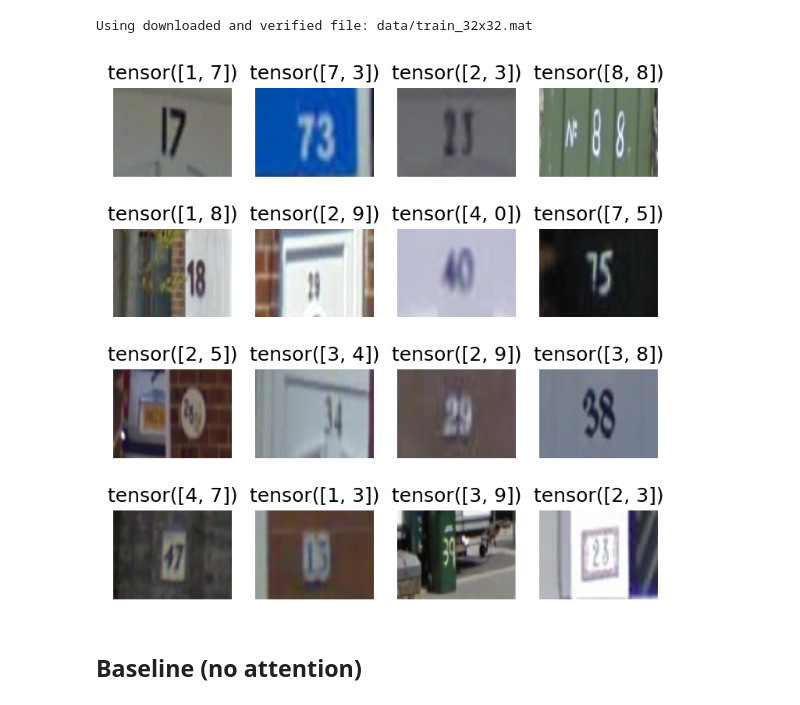
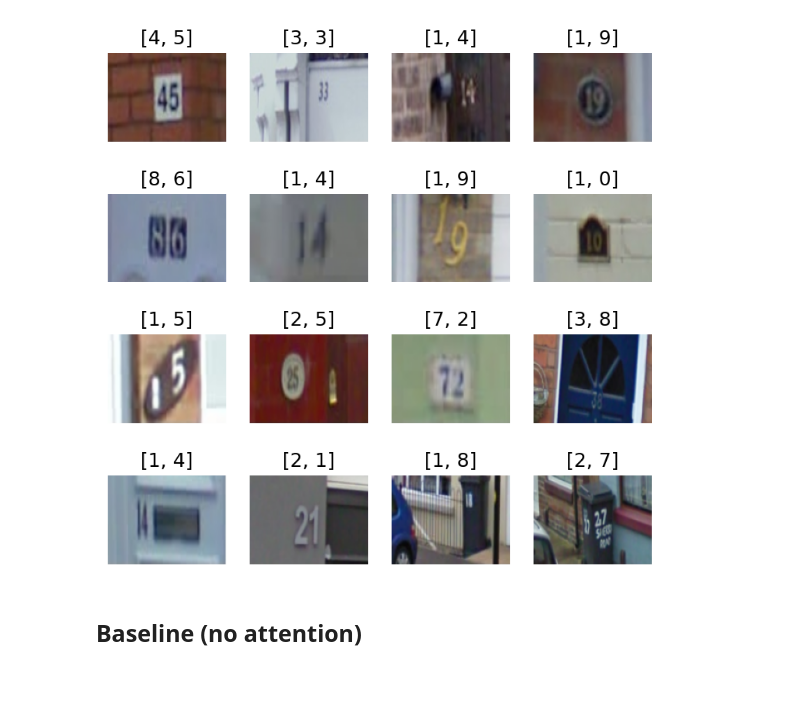
Before and after one commit to etiennedreyer/home_numbers_with_attn, a Jupyter notebook: home_numbers_with_attn.ipynb, the cells around one changed output. Drawn from its saved outputs; the diff is of its cells as text; code cells hidden in the pictures.

Commit message:
adding preprocessing code and moving to hdf5 dataset

```diff
--- a/home_numbers_with_attn.ipynb
+++ b/home_numbers_with_attn.ipynb
@@ -11,6 +11,5 @@ from tqdm.notebook import tqdm
 %load_ext autoreload
 %autoreload 2
 # %%
-data = SVHN(root='data/', download=True, transform=torchvision.transforms.ToTensor())
+### Smaller version of the dataset from torchvision
+# data = SVHN(root='data/', download=True, transform=torchvision.transforms.ToTensor())
-# %% [output]
-Using downloaded and verified file: data/train_32x32.mat
@@ -17,22 +19,22 @@ Using downloaded and verified file: data/train_32x32.mat
 # %%
 from dataset import StreetNumberDataset
-data_test = StreetNumberDataset('dataset/test', 'labels_test.npy')
-data_train = StreetNumberDataset('dataset/train', 'labels_train.npy')
+data_test = StreetNumberDataset('svhn_test.h5', Ndigits=2)
+data_train = StreetNumberDataset('svhn_train.h5', Ndigits=2)
 # %%
 fig, ax = plt.subplots(4,4, figsize=(6,6), dpi=150)
 
 for i in range(16):
 
-    ex_idx = np.random.randint(0, len(data))
+    ex_idx = np.random.randint(0, len(data_test))
 
     img, lab = data_test[ex_idx]
 
     img *= 255
     ax[i//4][i%4].imshow(img.permute(1,2,0))
     ax[i//4][i%4].axis('off')
-    ax[i//4][i%4].set_title(lab)
+    ax[i//4][i%4].set_title(lab.tolist())
 # %% [output]
-[figure, old version]
+[figure, new version]
 # %%
 # Ntrain = int(len(data)*0.9)
 # train_dl = DataLoader(Subset(data,range(Ntrain)), batch_size=256, shuffle=True)
```
Also changed, not shown: parts of 1 cell of this notebook, 3 other files.
